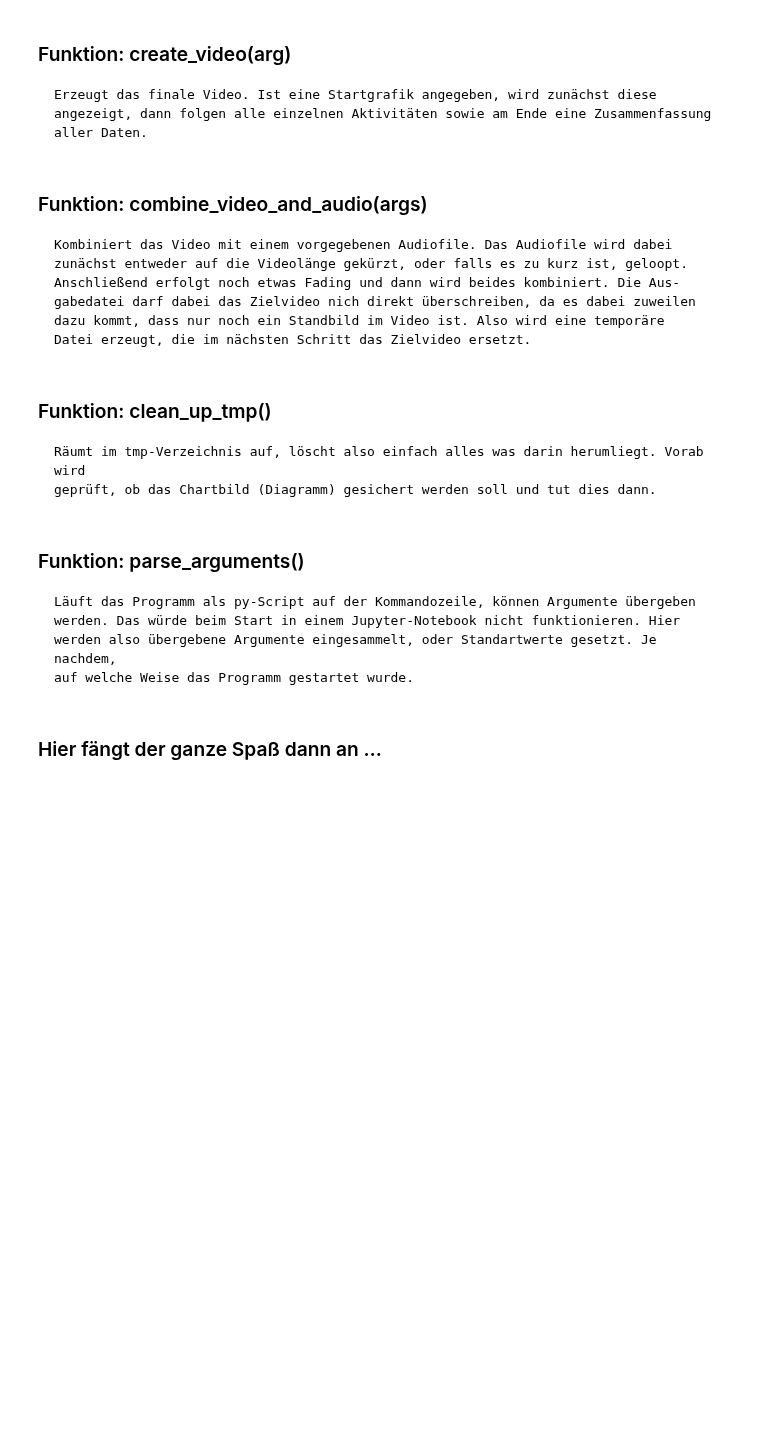
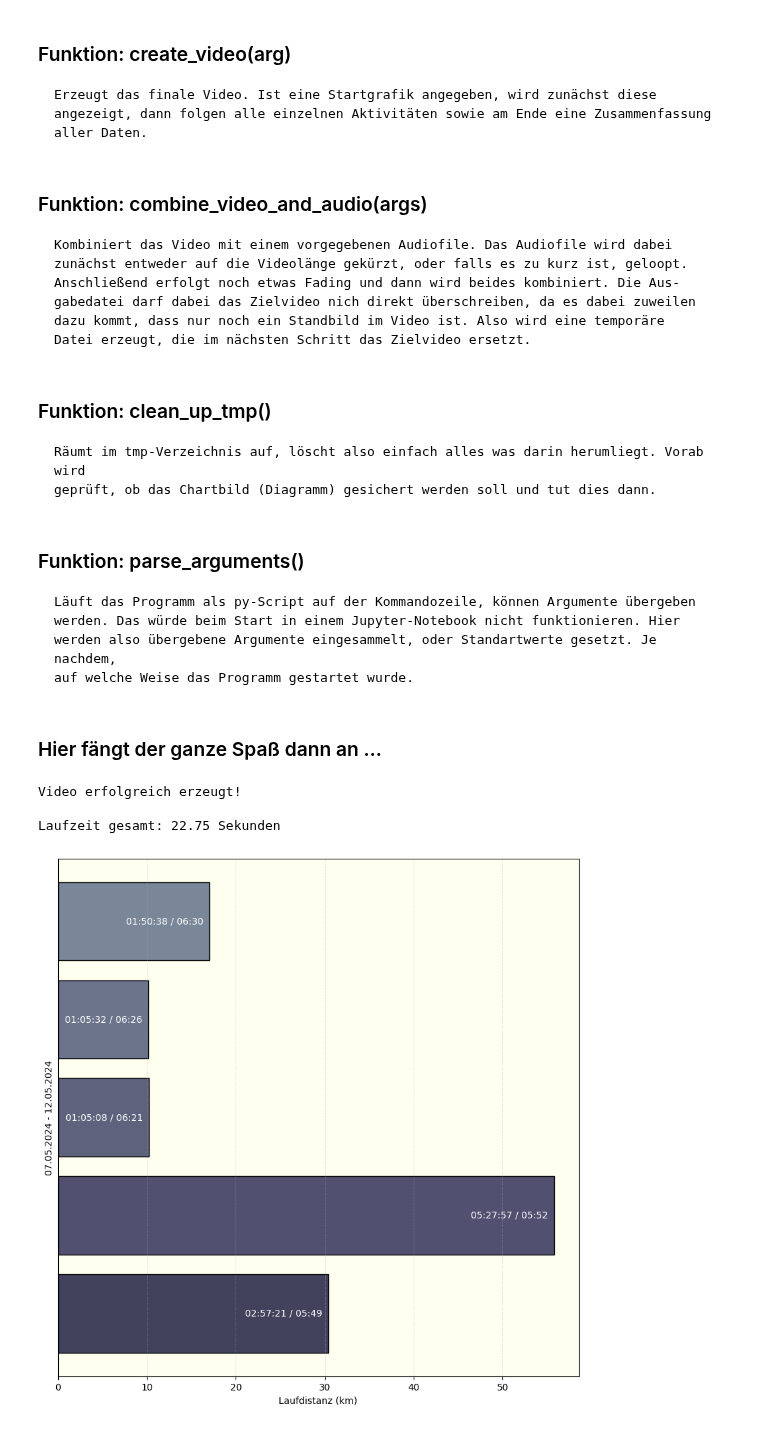
Before and after one commit to Schrottie/runalyze2video, a Jupyter notebook: runalyze2video.ipynb, the cells around one changed output. Saved outputs shown, nothing was run; the diff lists cells and outputs as text; code cells hidden in the pictures; blank space fills up the shorter version.

```diff
--- a/runalyze2video.ipynb
+++ b/runalyze2video.ipynb
@@ -58,7 +61,8 @@ db_filename = 'runalyze_data.db' # Name der zu verwendenden SQLite-Datenbank
 empty_sample_db = 'stuff/runalyze_data_empty.db' # Leere Beispieldatenbank, für den allerersten Lauf
 table_name = 'all_data' # Name der Datentabelle
 warnings_table = 'warnings' # Tabelle, in die Python-Warnungen geschrieben werden
-log_level = 40 # Mindeststufe der zu loggenden Meldungen: 10 = Deubug, 20 = Info, 30 = Warnung, 40 = Fehler, 50 = Kritisch
+log_level = 30 # Mindeststufe der zu loggenden Meldungen: 10 = Deubug, 20 = Info, 30 = Warnung, 40 = Fehler, 50 = Kritisch
+weeks_to_keep = 6 # Anzahl der Wochen, für die Protokolleinträge in der datenbank aufgehoben werden sollen
 
 # Video
 duration_per_row = 1  # Dauer der Anzeige einzelner Aktivitäten im Video in sec
@@ -70,7 +74,7 @@ intro_clip_text = 'Schrotties Laufstatistik' # Text für das Intro
 intro_clip_line3 = '– created with runalyze2video –' # Credits-Text für das Intro (nur run_mode 3)
 intro_clip_duration = 4 # Anzeigedauer des Introbildes in sec
 video_intro_file = 'tmp/intro.png' # Dateiname für das temporäre Introbild
-video_outro_png = 'stuff/outro.png' # # Optional: PNG das für ein Outro verwendet werden soll
+video_outro_png = 'stuff/outro.png' # Optional: PNG das für ein Outro verwendet werden soll
 final_video_clip = None # Nicht ändern, wird später automatisch angepasst!
 final_chart_pic = None # Nicht ändern, wird später automatisch angepasst!
 outro_clip_duration = 3 # Dauer eines (optionalen) Outro
@@ -905,35 +909,46 @@ def main(run_mode, sportid, background_sound, start_date_string, end_date_string
 
     # Aufräumen
     log_step(f"Fix noch durchfeudeln...", internal_id, db_filename)
+    clean_protocol(db_filename, weeks_to_keep)
     clean_up_tmp()
     os.system('cls' if os.name == 'nt' else 'clear')
+    clear_output(wait=False)
 
 if __name__ == "__main__":
     try:
         # Programmlauf starten
         internal_id = datetime.now().strftime("%Y%m%d%H%M%S")
         start_time = datetime.now() # Zeitstempel für Laufzeitberechnung
-        print(f"Startzeit: {start_time}")
-        log_step("Programmstart", internal_id, db_filename)
+        start_time_fomatted = start_time.strftime("%d.%m.%Y - %H:%M:%S")
+        print(f"Startzeit: {start_time_fomatted}")
+        log_step(f"Programmstart: {start_time_fomatted}", internal_id, db_filename)
 
         args = parse_arguments()
         main(args.run_mode, args.sportid, args.background_sound, args.start_date_string, args.end_date_string, args.max_download_frequency)
 
         print('Video erfolgreich erzeugt!')
         print('')
         end_time = datetime.now() # Ende Laufzeit
+        end_time_formatted = end_time.strftime("%d.%m.%Y - %H:%M:%S")
         duration = end_time - start_time
         seconds = duration.total_seconds()
-        log_step(f"Laufzeit gesamt: {seconds:.2f} Sekunden", internal_id, db_filename)
+        log_step(f"Ende Laufzeit === Laufzeit gesamt: {seconds:.2f} Sekunden", internal_id, db_filename)
         print(f"Laufzeit gesamt: {seconds:.2f} Sekunden")
 
     except Exception as e:
         # Bei einem Fehler Protokollierung und Fehlerbehandlung
-        log_step(f"Fehler aufgetreten: {str(e)}", internal_id, db_filename)
+        end_time = datetime.now() # Ende Laufzeit
+        end_time_formatted = end_time.strftime("%d.%m.%Y - %H:%M:%S")
+        log_step(f"Fehler aufgetreten: {str(e)} - Abbruch!", internal_id, db_filename)
         sys.exit(1)  # Programm beenden
 
     finally:
         # Wenn das Programm erfolgreich ausgeführt wurde oder abgebrochen wurde,
         # Protokoll abschließen und speichern.
-        log_step("Programmende", internal_id, db_filename)
+        log_step(f"Programmende: {end_time_formatted}", internal_id, db_filename)
         internal_id = None
+# %% [output]
+Video erfolgreich erzeugt!
+
+Laufzeit gesamt: 22.75 Sekunden
+[figure, added]
```
Also changed, not shown: parts of 2 cells of this notebook, 11 other files.
